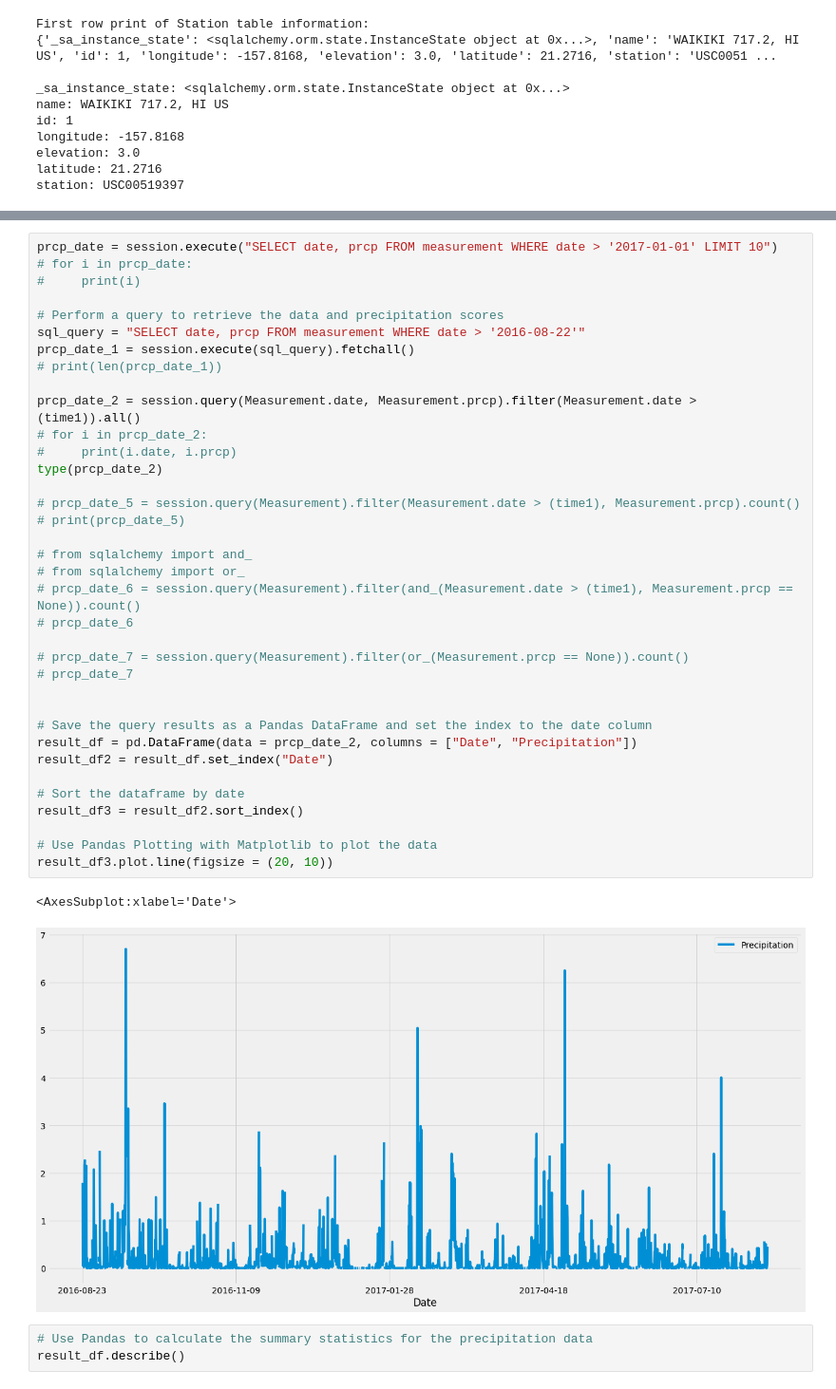
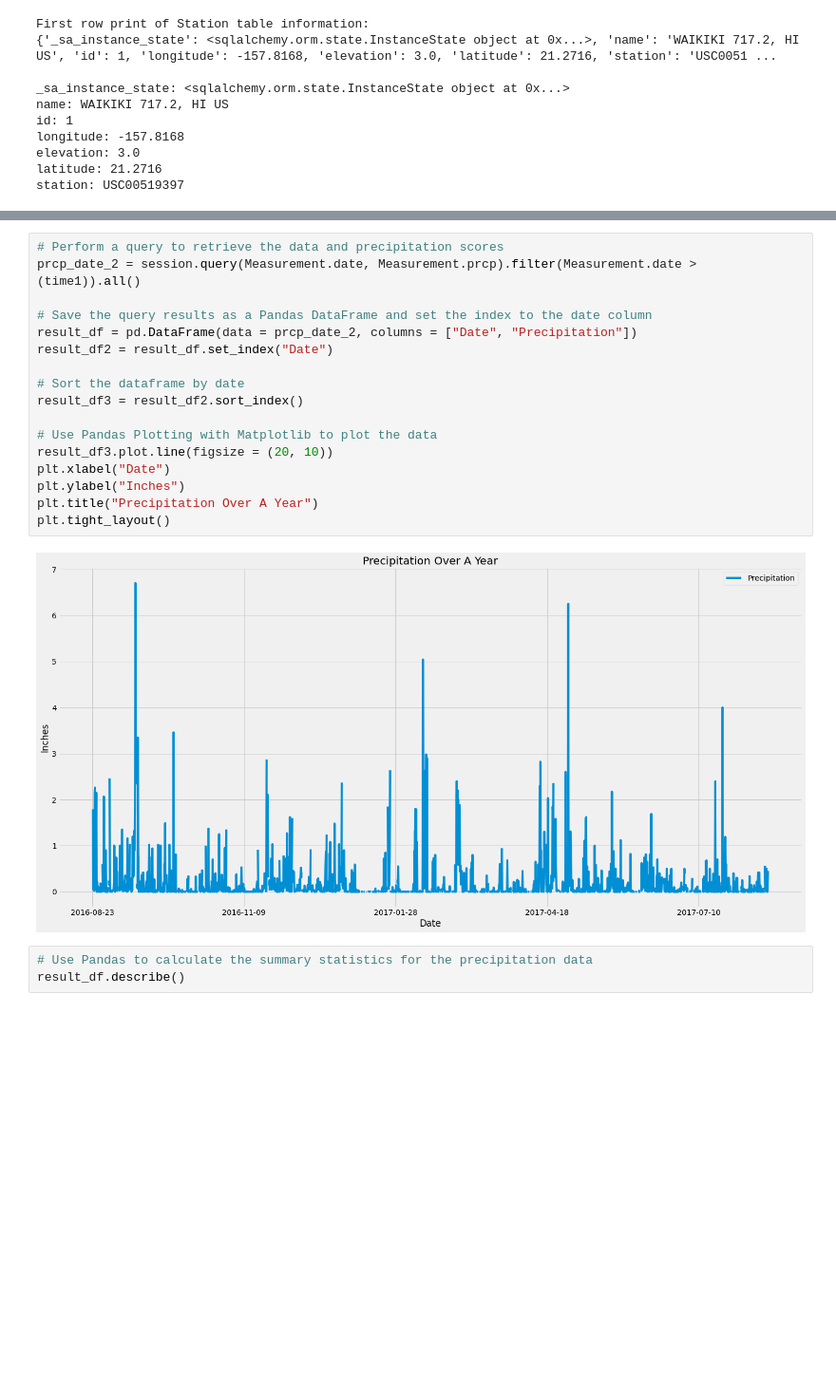
Before and after one commit to 33north/08__SQLAlchemy__sqlalchemy-challenge, a Jupyter notebook: climate_starter.ipynb, the cells around one changed output, grey strips where cells are left out. Shown at 95% size. Cells and saved outputs as stored; diff of their text form; blank space fills up the shorter version.

```diff
--- a/climate_starter.ipynb
+++ b/climate_starter.ipynb
@@ -93,44 +91,24 @@ print(time1)
 2017-08-23
 2016-08-22
 # %%
-prcp_date = session.execute("SELECT date, prcp FROM measurement WHERE date > '2017-01-01' LIMIT 10")
-# for i in prcp_date:
-#     print(i)
-
 # Perform a query to retrieve the data and precipitation scores
-sql_query = "SELECT date, prcp FROM measurement WHERE date > '2016-08-22'"
-prcp_date_1 = session.execute(sql_query).fetchall()
-# print(len(prcp_date_1))
-
 prcp_date_2 = session.query(Measurement.date, Measurement.prcp).filter(Measurement.date > (time1)).all()
-# for i in prcp_date_2:
-#     print(i.date, i.prcp)
-type(prcp_date_2)
-
-# prcp_date_5 = session.query(Measurement).filter(Measurement.date > (time1), Measurement.prcp).count()
-# print(prcp_date_5)
-
-# from sqlalchemy import and_
-# from sqlalchemy import or_
-# prcp_date_6 = session.query(Measurement).filter(and_(Measurement.date > (time1), Measurement.prcp == None)).count()
-# prcp_date_6
-
-# prcp_date_7 = session.query(Measurement).filter(or_(Measurement.prcp == None)).count()
-# prcp_date_7
-
 
 # Save the query results as a Pandas DataFrame and set the index to the date column
 result_df = pd.DataFrame(data = prcp_date_2, columns = ["Date", "Precipitation"])
 result_df2 = result_df.set_index("Date")
 
 # Sort the dataframe by date
 result_df3 = result_df2.sort_index()
 
 # Use Pandas Plotting with Matplotlib to plot the data
 result_df3.plot.line(figsize = (20, 10))
+plt.xlabel("Date")
+plt.ylabel("Inches")
+plt.title("Precipitation Over A Year")
+plt.tight_layout()
 # %% [output]
-<AxesSubplot:xlabel='Date'>
-[figure, old version]
+[figure, new version]
 # %%
 # Use Pandas to calculate the summary statistics for the precipitation data
 result_df.describe()
```
Also changed, not shown: parts of 1 cell of this notebook.
